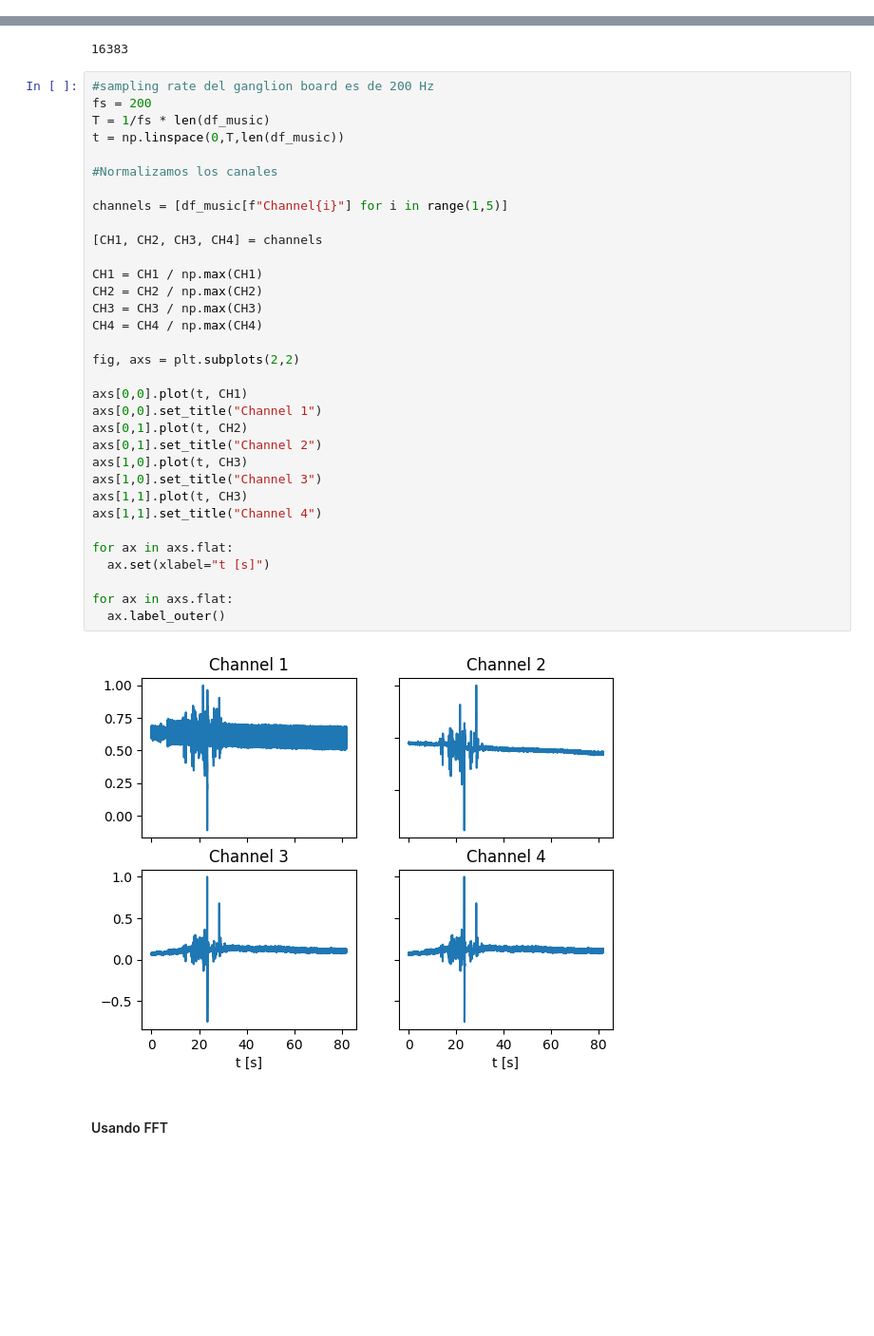
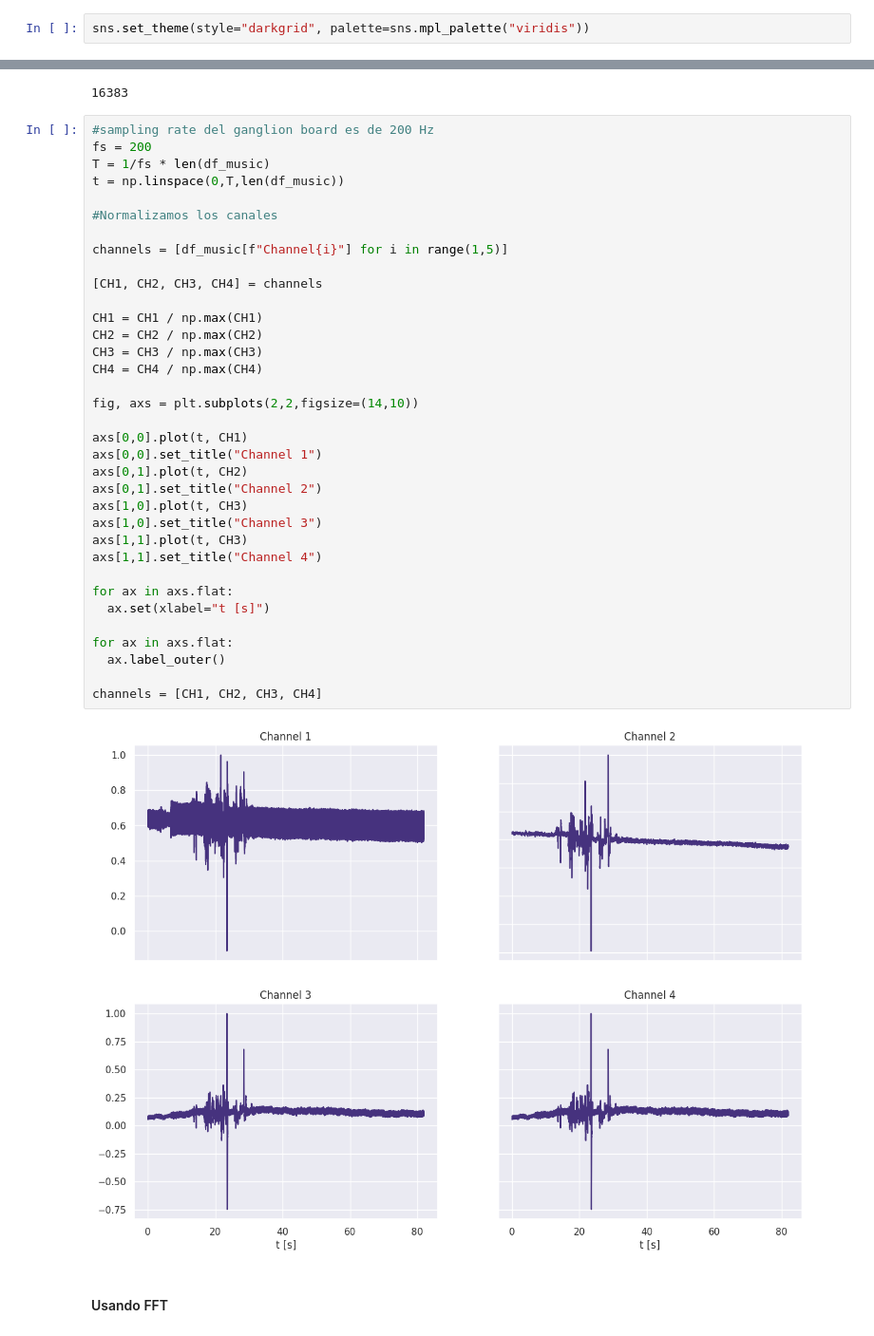
Before and after one commit to CrisCL20/Proyecto---INF405, a Jupyter notebook: Proyecto_INF405.ipynb, the cells around one changed output, grey strips where cells are left out. Shown at 95% size. Saved outputs shown, nothing was run; the diff lists cells and outputs as text; blank space fills up the shorter version.

```diff
--- a/Proyecto_INF405.ipynb
+++ b/Proyecto_INF405.ipynb
@@ -7,3 +9,5 @@ import seaborn as sns
+# %%
+sns.set_theme(style="darkgrid", palette=sns.mpl_palette("viridis"))
 # %%
 input_file = r"tiny_eeg_self_experiment_reading_music.xls"
 # %%
@@ -68,34 +63,36 @@ fs = 200
 T = 1/fs * len(df_music)
 t = np.linspace(0,T,len(df_music))
 
 #Normalizamos los canales
 
 channels = [df_music[f"Channel{i}"] for i in range(1,5)]
 
 [CH1, CH2, CH3, CH4] = channels
 
 CH1 = CH1 / np.max(CH1)
 CH2 = CH2 / np.max(CH2)
 CH3 = CH3 / np.max(CH3)
 CH4 = CH4 / np.max(CH4)
 
-fig, axs = plt.subplots(2,2)
+fig, axs = plt.subplots(2,2,figsize=(14,10))
 
 axs[0,0].plot(t, CH1)
 axs[0,0].set_title("Channel 1")
 axs[0,1].plot(t, CH2)
 axs[0,1].set_title("Channel 2")
 axs[1,0].plot(t, CH3)
 axs[1,0].set_title("Channel 3")
 axs[1,1].plot(t, CH3)
 axs[1,1].set_title("Channel 4")
 
 for ax in axs.flat:
   ax.set(xlabel="t [s]")
 
 for ax in axs.flat:
   ax.label_outer()
+
+channels = [CH1, CH2, CH3, CH4]
 # %% [output]
-[figure, old version]
+[figure, new version]
 # %% [markdown]
 #### Usando FFT
```
Also changed, not shown: parts of 33 cells of this notebook.
